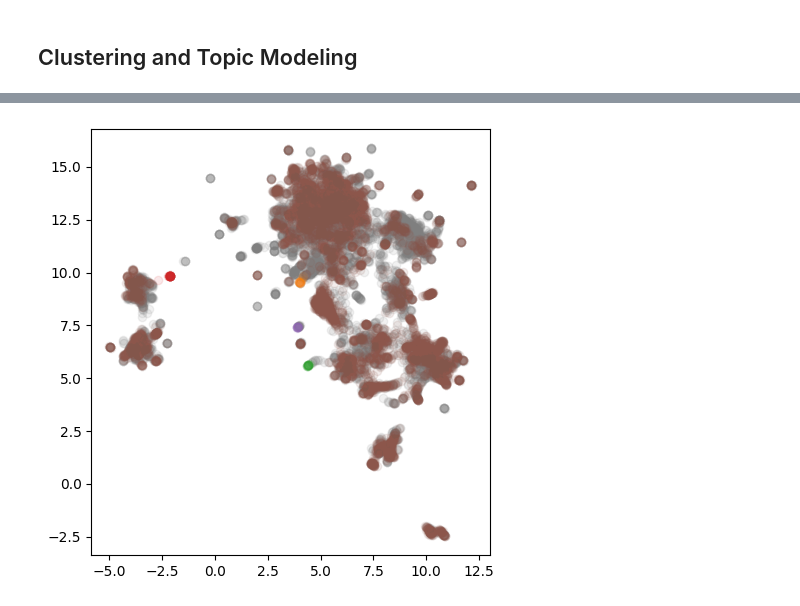
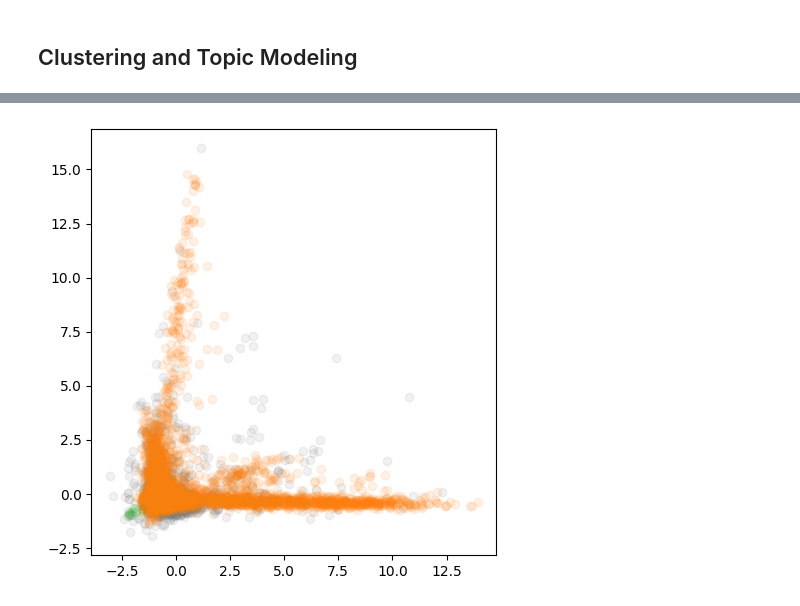
Before and after one commit to CayJoBla/ReducedEncoders, a Jupyter notebook: bert_compressed.ipynb, the cells around one changed output, grey strips where cells are left out. Drawn from its saved outputs; the diff is of its cells as text; code cells hidden in the pictures.

Commit message:
Do some basic evaluation on the variable compression model

```diff
--- a/bert_compressed.ipynb
+++ b/bert_compressed.ipynb
@@ -235,3 +234,13 @@ reduced_topic_model = BERTopicReduced(
+# %%
+from reduced_encoders import MPNetCompressedModel, MPNetReducedConfig
+
+# config = MPNetReducedConfig.from_pretrained("cayjobla/all-mpnet-base-v2-compressed", revision="variable", reduction_sizes=[512])
+# model = MPNetCompressedModel.from_pretrained("cayjobla/all-mpnet-base-v2-compressed", revision="variable", config=config)
+model = AutoModel.from_pretrained("sentence-transformers/all-mpnet-base-v2")
+
+reduced_topic_model = BERTopicReduced(
+    model=model
+)
 # %%
 from sklearn.datasets import fetch_20newsgroups
 
@@ -282,5 +289,10 @@ from umap import UMAP
 
 umap_embeddings_2d = UMAP().fit_transform(reduced_topic_model.embeddings)
 visualize_space_2d(umap_embeddings_2d, reduced_topic_model.labels)
-# %% [output]
-[figure, removed]
+# %%
+from sklearn.decomposition import PCA
+
+pca_embeddings_2d = PCA(n_components=2).fit_transform(reduced_topic_model.embeddings)
+visualize_space_2d(pca_embeddings_2d, reduced_topic_model.labels)
+# %% [output]
+[figure, added]
```
Also changed, not shown: parts of 11 cells of this notebook, 1 other file.
